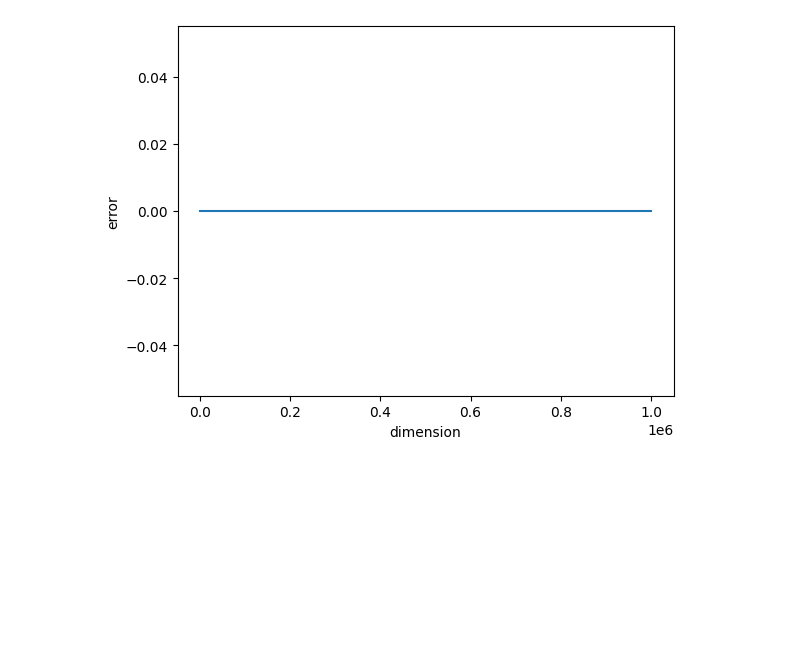
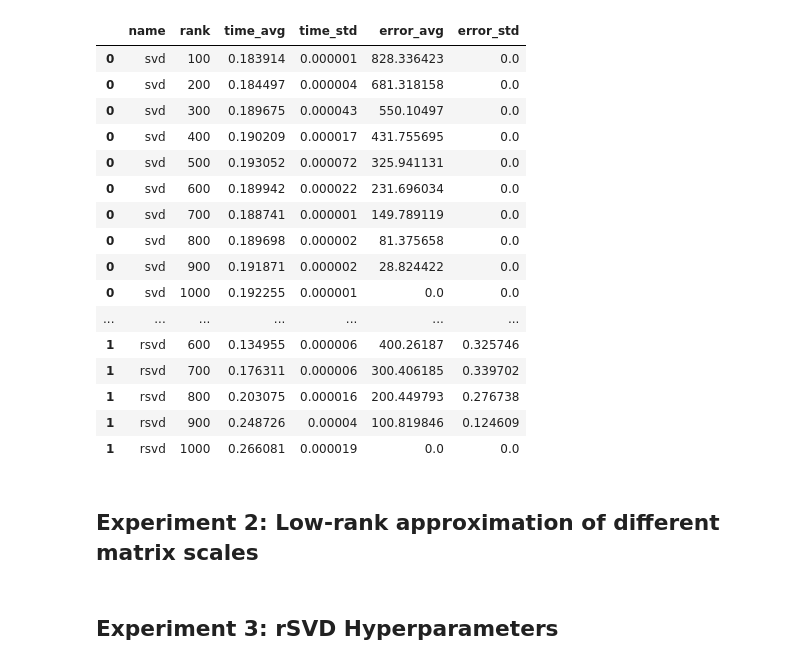
Before and after one commit to bhdsc/rNLA, a Jupyter notebook: rsvd.ipynb, the cells around one changed output. Cells and saved outputs as stored; diff of their text form; code cells hidden in the pictures; blank space fills up the shorter version.

```diff
--- a/rsvd.ipynb
+++ b/rsvd.ipynb
@@ -21,13 +54,20 @@ error = np.sqrt(np.square(Xr - Xr_).sum())
 # %%
-# Run experiment over many sizes
+%%time
 
-metrics = {}
-metrics["time"] = []
-metrics["error"] = []
+# Run experiment over many ranks
+np.random.seed(42)
 
-dim = 10 ** np.arange(1, 7)
-for m in dim:
-    t = 0
-    e = 0
-    metrics["time"].append(t)
-    metrics["error"].append(e)
+ranks = np.linspace(100, 1000, num=10, dtype=int) # NOTE: This is small for testing purposes, real deal should be at least 2 order magnitude greater
+n = ranks[-1]
+X = np.random.normal(0, 1, (n, n))
+n_trials = 10
+
+svd_metrics = {}
+svd_metrics["name"] = ["svd"] * len(ranks)
+func = lambda x, k: svd(x, k)
+svd_metrics = {**svd_metrics, **rank_experiment(X, func, ranks, n_trials)}
+
+rsvd_metrics = {}
+rsvd_metrics["name"] = ["rsvd"] * len(ranks)
+func = lambda x, k: rsvd(x, k)
+rsvd_metrics = {**rsvd_metrics, **rank_experiment(X, func, ranks, n_trials)}
@@ -41,7 +99,24 @@ plt.show()
 # %%
-plt.plot(dim, metrics["error"])
-plt.xlabel("dimension")
-plt.ylabel("error")
-plt.show()
+df = pd.DataFrame([svd_metrics, rsvd_metrics])
+df = df.explode(df.columns.tolist())
+df
 # %% [output]
-[figure, removed]
+|  | name | rank | time_avg | time_std | error_avg | error_std |
+| 0 | svd | 100 | 0.183914 | 0.000001 | 828.336423 | 0.0 |
+| 0 | svd | 200 | 0.184497 | 0.000004 | 681.318158 | 0.0 |
+| 0 | svd | 300 | 0.189675 | 0.000043 | 550.10497 | 0.0 |
+| 0 | svd | 400 | 0.190209 | 0.000017 | 431.755695 | 0.0 |
+| 0 | svd | 500 | 0.193052 | 0.000072 | 325.941131 | 0.0 |
+| 0 | svd | 600 | 0.189942 | 0.000022 | 231.696034 | 0.0 |
+| 0 | svd | 700 | 0.188741 | 0.000001 | 149.789119 | 0.0 |
+| 0 | svd | 800 | 0.189698 | 0.000002 | 81.375658 | 0.0 |
+| 0 | svd | 900 | 0.191871 | 0.000002 | 28.824422 | 0.0 |
+| 0 | svd | 1000 | 0.192255 | 0.000001 | 0.0 | 0.0 |
+| ... | ... | ... | ... | ... | ... | ... |
+| 1 | rsvd | 600 | 0.134955 | 0.000006 | 400.26187 | 0.325746 |
+| 1 | rsvd | 700 | 0.176311 | 0.000006 | 300.406185 | 0.339702 |
+| 1 | rsvd | 800 | 0.203075 | 0.000016 | 200.449793 | 0.276738 |
+| 1 | rsvd | 900 | 0.248726 | 0.00004 | 100.819846 | 0.124609 |
+| 1 | rsvd | 1000 | 0.266081 | 0.000019 | 0.0 | 0.0 |
+# %% [markdown]
+## Experiment 2: Low-rank approximation of different matrix scales
@@ -47,0 +133,2 @@ plt.show()
+# %% [markdown]
+## Experiment 3: rSVD Hyperparameters
```
Also changed, not shown: parts of 10 cells of this notebook.
